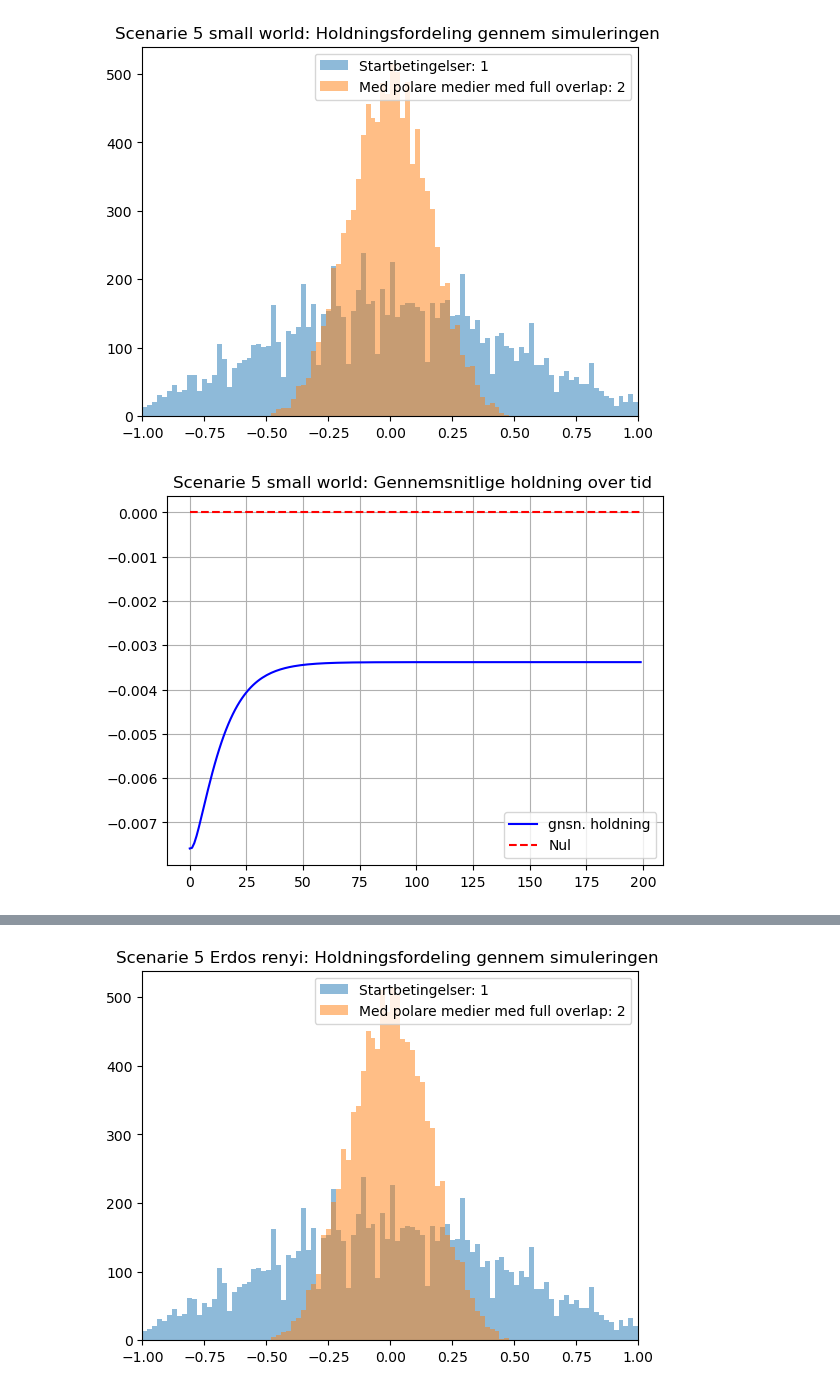
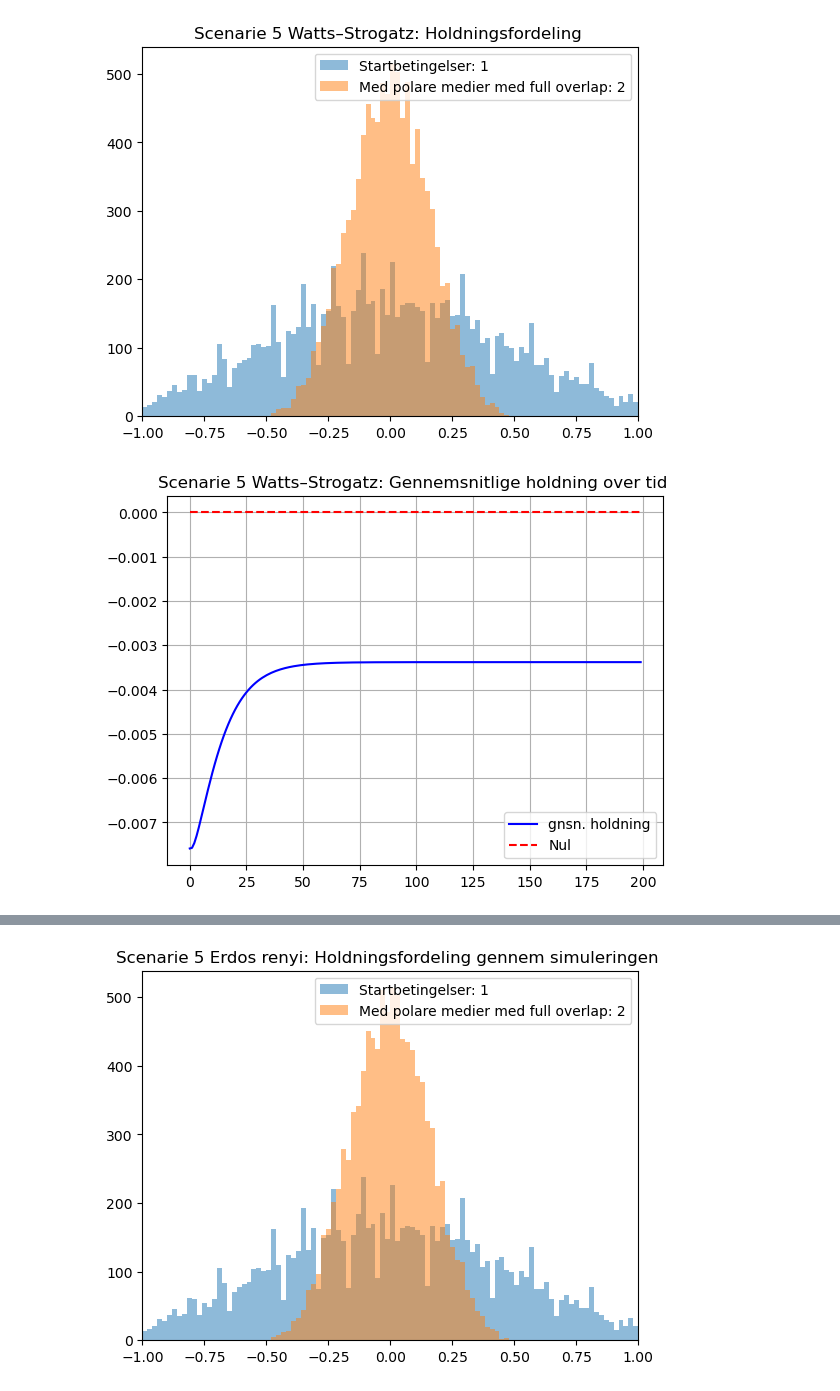
Before and after one commit to Kryptonym/Bachelor---disinformations-p-virkning-af-honldingsfordelingen, a Jupyter notebook: Kode/Scenarie5.ipynb, the cells around one changed output, grey strips where cells are left out. Cells and saved outputs as stored; diff of their text form; code cells hidden in the pictures.

```diff
--- a/Kode/Scenarie5.ipynb
+++ b/Kode/Scenarie5.ipynb
@@ -35,30 +35,30 @@ er_binsScenarie5 = np.histogram_bin_edges(np.concatenate([er_Scenarie5_startcond
 # %%
 plt.figure()
 plt.hist(ws_Scenarie5_startcond[ws_maskhumanScenarie5], bins=ws_binsScenarie5, alpha=0.5, label='Startbetingelser: 1')
 plt.hist(ws_Scenarie5_endcond[ws_maskhumanScenarie5], bins=ws_binsScenarie5, alpha=0.5, label='Med polare medier med full overlap: 2')
 plt.xlim(-1, 1)
 plt.legend()
-plt.title('Scenarie 5 small world: Holdningsfordeling gennem simuleringen ')
+plt.title('Scenarie 5 Watts–Strogatz: Holdningsfordeling ')
 plt.show()
 
 
 plt.figure()
 plt.plot(np.arange(len(ws_Hoved_average_opinionresult)),ws_Hoved_average_opinionresult,'b-',label = 'gnsn. holdning')
 plt.plot(np.arange(len(ws_Hoved_average_opinionresult)),np.zeros(len(ws_Hoved_average_opinionresult)),'r--',label = 'Nul')
 
 plt.legend(loc = 'best')
 plt.grid()
-plt.title('Scenarie 5 small world: Gennemsnitlige holdning over tid ')
+plt.title('Scenarie 5 Watts–Strogatz: Gennemsnitlige holdning over tid ')
 plt.show()
 
 plt.figure()
 plt.plot(np.arange(len(ws_Hoved_average_distance_to_the_mean_result)),ws_Hoved_average_distance_to_the_mean_result,'b-',label = 'gnsn. afstand til gnsn.')
 plt.plot(np.arange(len(ws_Hoved_average_distance_to_the_mean_result)),np.zeros(len(ws_Hoved_average_distance_to_the_mean_result)),'r--',label = 'Nul')
 
 plt.legend()
 plt.grid()
-plt.title('Scenarie 5 small world: Gennemsnitlige afstand til gnsn. ')
+plt.title('Scenarie 5 Watts–Strogatz: Gennemsnitlige afstand til gnsn. ')
 plt.show()
 # %% [output]
-[figure, old version]
+[figure, new version]
-[figure, old version]
+[figure, new version]
```
Also changed, not shown: parts of 1 cell of this notebook, 27 other files.
